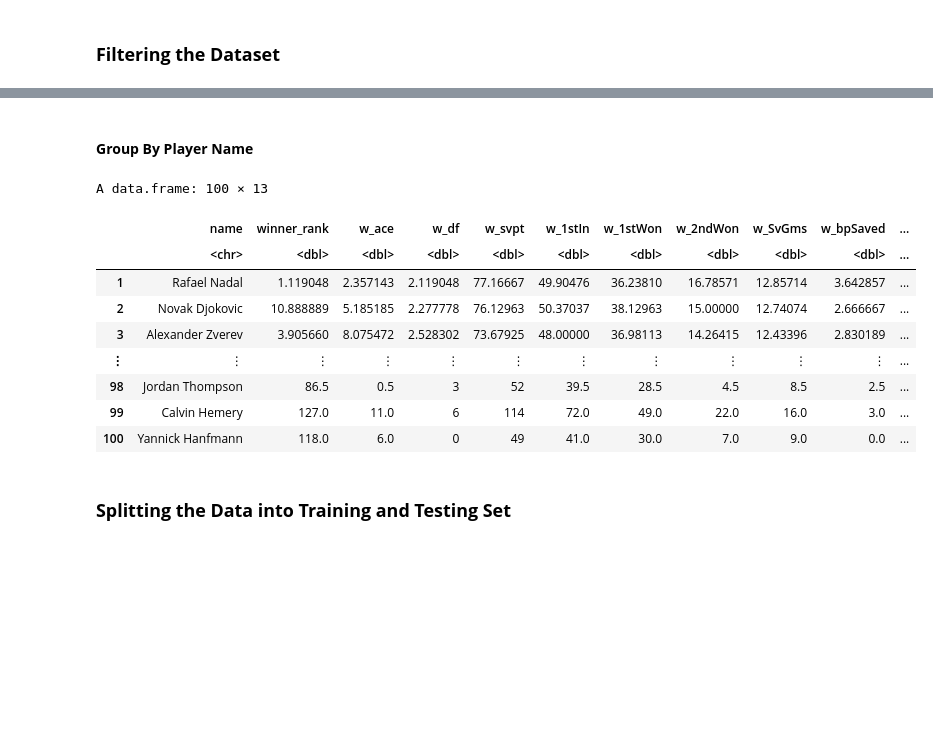
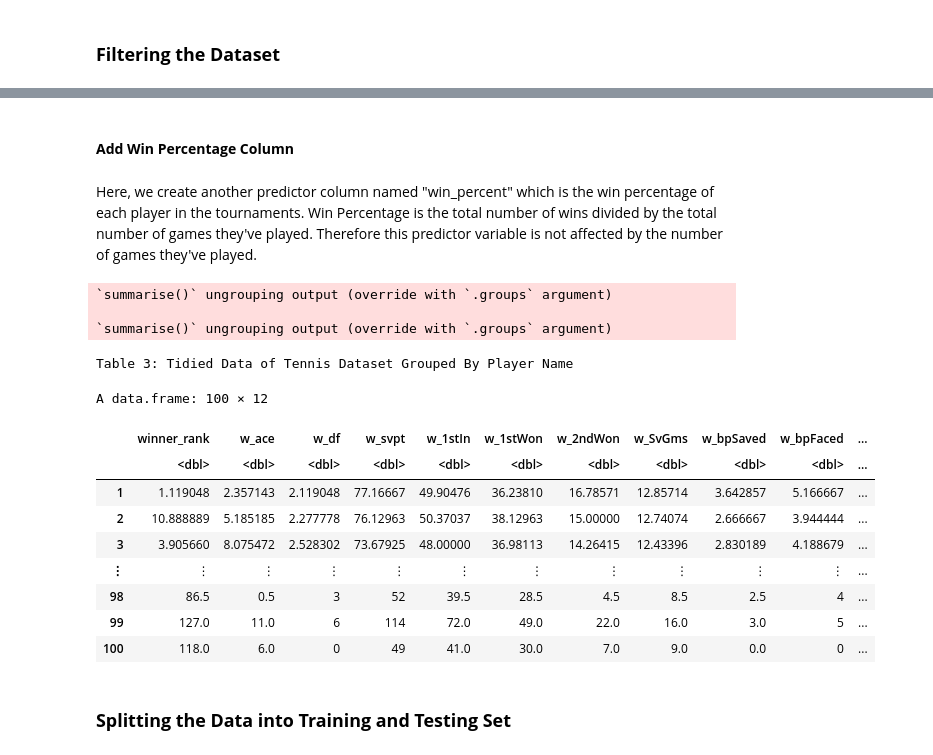
Before and after one commit to jo-adithya/dsci_project, a Jupyter notebook: proposal.ipynb, the cells around one changed output, grey strips where cells are left out. Saved outputs shown, nothing was run; the diff lists cells and outputs as text; code cells hidden in the pictures; blank space fills up the shorter version.

```diff
--- a/proposal.ipynb
+++ b/proposal.ipynb
@@ -141,8 +239,3 @@ colnames(tennis)
 [49] "loser_rank"         "loser_rank_points"
 # %% [markdown]
 ### **Filtering the Dataset**
-# %%
-tennis <- subset(tennis, select = c(tourney_name, draw_size, tourney_level, tourney_date, winner_name, loser_name,
-                                    winner_ht, winner_ioc, score, best_of, w_ace,
-                                    w_df, w_svpt, w_1stIn, w_1stWon, w_2ndWon, w_SvGms, w_bpSaved, w_bpFaced,
-                                    winner_rank, loser_rank, winner_rank_points))
@@ -163,45 +261,56 @@ A tibble: 2418 × 22
-# %% [markdown]
-#### **Group By Player Name**
+# %% [markdown]
+#### **Add Win Percentage Column**
+# %% [markdown]
+Here, we create another predictor column named "win_percent" which is the win percentage of each player in the tournaments. Win Percentage is the total number of wins divided by the total number of games they've played. Therefore this predictor variable is not affected by the number of games they've played.
 # %%
+# Group by winner's name
 player_stats_win <- group_by(tennis, winner_name) %>%
     summarize(winner_rank = mean(winner_rank),
               n_winner = n(),
               w_ace = mean(w_ace), w_df = mean(w_df),
               w_svpt = mean(w_svpt), w_1stIn = mean(w_1stIn), w_1stWon = mean(w_1stWon),
               w_2ndWon = mean(w_2ndWon), w_SvGms = mean(w_SvGms), w_bpSaved = mean(w_bpSaved),
               w_bpFaced = mean(w_bpFaced)) %>%
     na.omit() %>%
     arrange(winner_rank) %>%
     rename(name = winner_name)
 
+# Group by loser's name
 player_stats_lose <- group_by(tennis, loser_name) %>%
     summarize(loser_rank = mean(loser_rank), n_lose = n()) %>%
     na.omit() %>%
     arrange(loser_rank) %>%
     rename(name = loser_name)
 
+# Merge both loser and winner table
 player_stats <- merge(player_stats_win, player_stats_lose, by = "name") %>%
     arrange(winner_rank) %>%
     head(100)
 
+# Add Win Percentage column
 player_stats <- player_stats %>%
     mutate(total_played = n_winner + n_lose,
            win_percent = n_winner / (n_winner + n_lose)) %>%
     arrange(desc(win_percent)) %>%
-    subset(select = -c(n_winner, n_lose, loser_rank))
+    subset(select = -c(n_winner, n_lose, loser_rank, name))
 
+cat("Table 3: Tidied Data of Tennis Dataset Grouped By Player Name")
 player_stats
 # %% [output]
-A data.frame: 100 × 13
+`summarise()` ungrouping output (override with `.groups` argument)
+
+`summarise()` ungrouping output (override with `.groups` argument)
+Table 3: Tidied Data of Tennis Dataset Grouped By Player Name
+A data.frame: 100 × 12
-|  | name | winner_rank | w_ace | w_df | w_svpt | w_1stIn | w_1stWon | w_2ndWon | w_SvGms | w_bpSaved | ... |
-|  | <chr> | <dbl> | <dbl> | <dbl> | <dbl> | <dbl> | <dbl> | <dbl> | <dbl> | <dbl> | ... |
-| 1 | Rafael Nadal | 1.119048 | 2.357143 | 2.119048 | 77.16667 | 49.90476 | 36.23810 | 16.78571 | 12.85714 | 3.642857 | ... |
-| 2 | Novak Djokovic | 10.888889 | 5.185185 | 2.277778 | 76.12963 | 50.37037 | 38.12963 | 15.00000 | 12.74074 | 2.666667 | ... |
-| 3 | Alexander Zverev | 3.905660 | 8.075472 | 2.528302 | 73.67925 | 48.00000 | 36.98113 | 14.26415 | 12.43396 | 2.830189 | ... |
+|  | winner_rank | w_ace | w_df | w_svpt | w_1stIn | w_1stWon | w_2ndWon | w_SvGms | w_bpSaved | w_bpFaced | ... |
+|  | <dbl> | <dbl> | <dbl> | <dbl> | <dbl> | <dbl> | <dbl> | <dbl> | <dbl> | <dbl> | ... |
+| 1 | 1.119048 | 2.357143 | 2.119048 | 77.16667 | 49.90476 | 36.23810 | 16.78571 | 12.85714 | 3.642857 | 5.166667 | ... |
+| 2 | 10.888889 | 5.185185 | 2.277778 | 76.12963 | 50.37037 | 38.12963 | 15.00000 | 12.74074 | 2.666667 | 3.944444 | ... |
+| 3 | 3.905660 | 8.075472 | 2.528302 | 73.67925 | 48.00000 | 36.98113 | 14.26415 | 12.43396 | 2.830189 | 4.188679 | ... |
 | ⋮ | ⋮ | ⋮ | ⋮ | ⋮ | ⋮ | ⋮ | ⋮ | ⋮ | ⋮ | ⋮ | ... |
-| 98 | Jordan Thompson | 86.5 | 0.5 | 3 | 52 | 39.5 | 28.5 | 4.5 | 8.5 | 2.5 | ... |
-| 99 | Calvin Hemery | 127.0 | 11.0 | 6 | 114 | 72.0 | 49.0 | 22.0 | 16.0 | 3.0 | ... |
-| 100 | Yannick Hanfmann | 118.0 | 6.0 | 0 | 49 | 41.0 | 30.0 | 7.0 | 9.0 | 0.0 | ... |
+| 98 | 86.5 | 0.5 | 3 | 52 | 39.5 | 28.5 | 4.5 | 8.5 | 2.5 | 4 | ... |
+| 99 | 127.0 | 11.0 | 6 | 114 | 72.0 | 49.0 | 22.0 | 16.0 | 3.0 | 5 | ... |
+| 100 | 118.0 | 6.0 | 0 | 49 | 41.0 | 30.0 | 7.0 | 9.0 | 0.0 | 0 | ... |
 # %% [markdown]
 ### **Splitting the Data into Training and Testing Set**
 # %%
```
Also changed, not shown: parts of 87 cells of this notebook.
